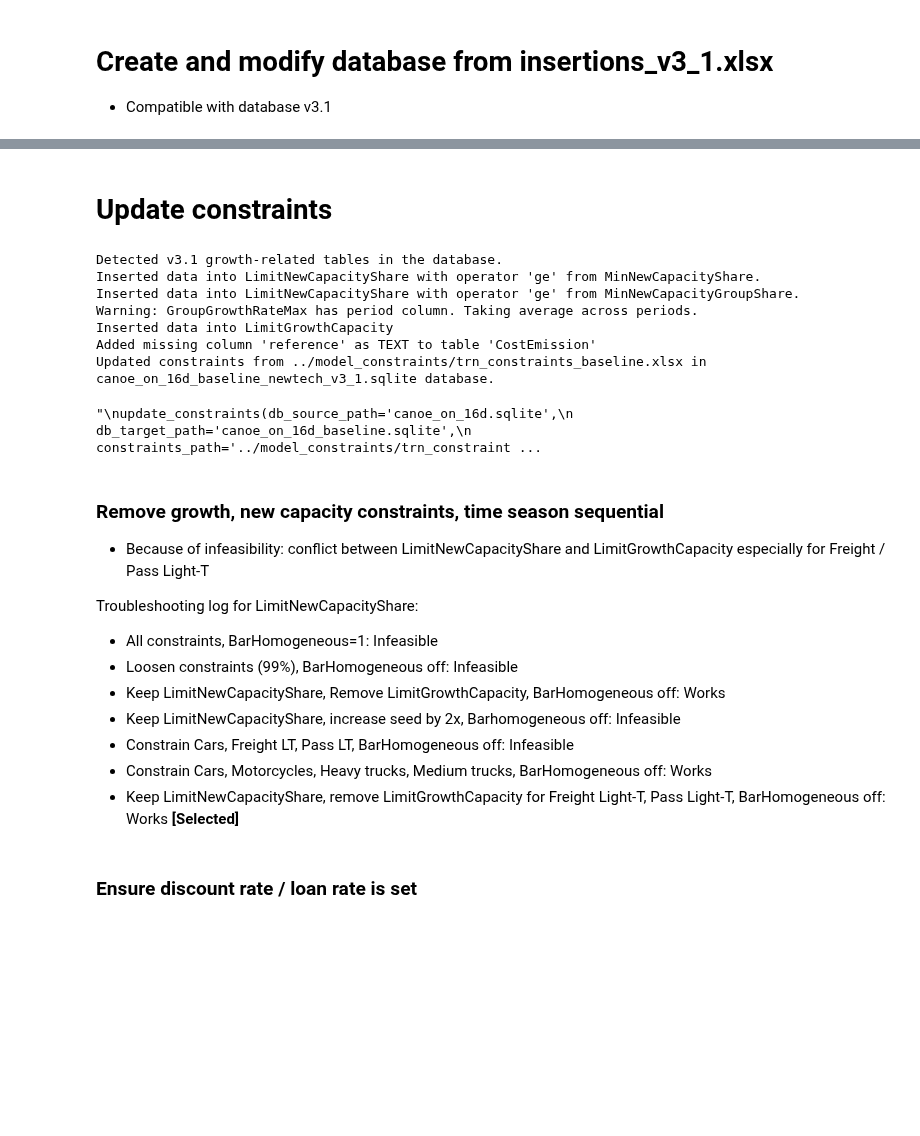
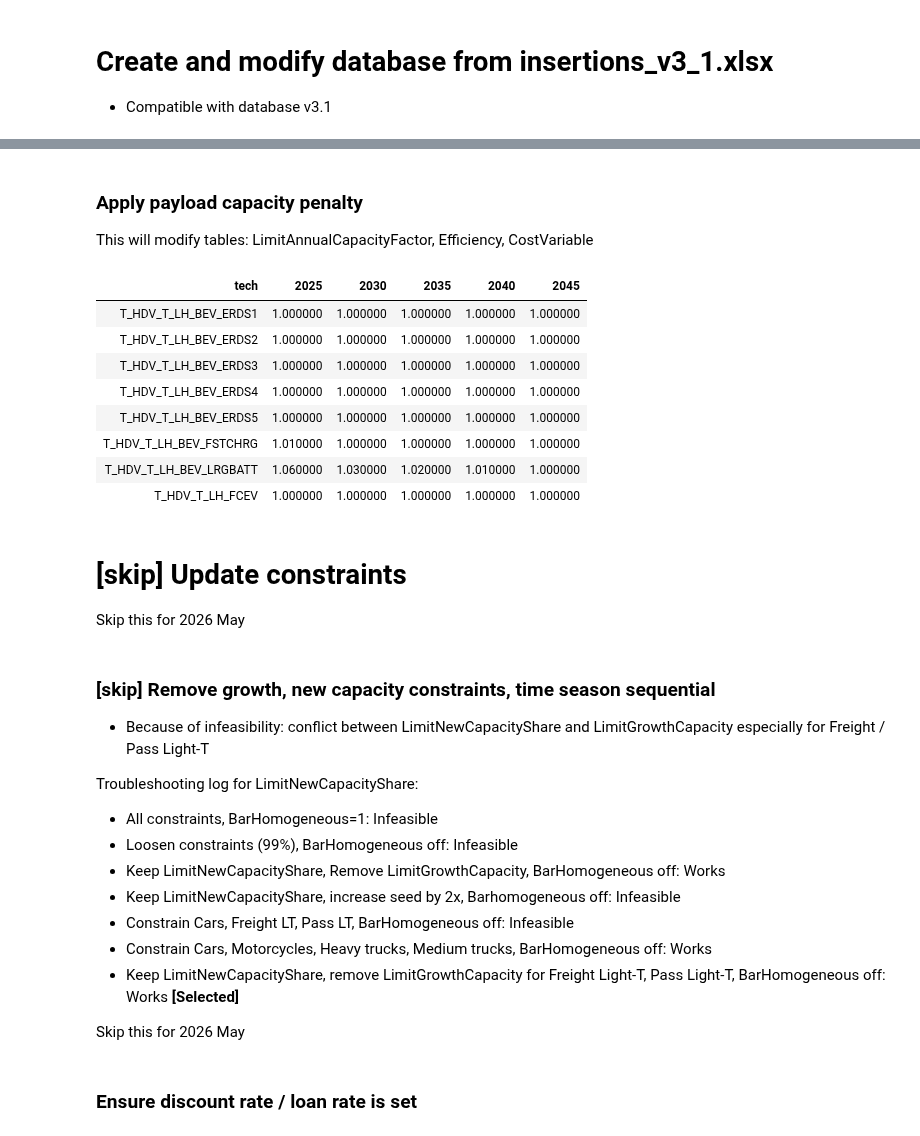
Before and after one commit to CANOE-main/canoe-transportation, a Jupyter notebook: lihwei_db_edits/create-input-data.ipynb, the cells around one changed output, grey strips where cells are left out. Saved outputs shown, nothing was run; the diff lists cells and outputs as text; code cells hidden in the pictures; blank space fills up the shorter version.

```diff
--- a/lihwei_db_edits/create-input-data.ipynb
+++ b/lihwei_db_edits/create-input-data.ipynb
@@ -686,0 +927,39 @@ Upserted tables from insertions_v3_1.sqlite into canoe_on_16d_newtech_v3_1.sqlit
+# %% [markdown]
+### Apply payload capacity penalty
+This will modify tables: LimitAnnualCapacityFactor, Efficiency, CostVariable
+# %%
+# Read truck_specs
+truck_specs = pd.read_csv('../../../Paper 3 - Charging profiles/input_data/truck_specs.csv')
+# %%
+# create df with all combinations of tech_veh and vintage_list
+payload_capacity_penalty = pd.DataFrame({'vintage': list(range(2025, 2046, 5))})
+payload_capacity_penalty = payload_capacity_penalty.merge(pd.DataFrame({'tech': truck_specs.tech_veh.unique()}), how='cross')
+
+payload_capacity_penalty = (payload_capacity_penalty
+                            .merge(truck_specs
+                                   .query('Case=="Low"')
+                                   [['tech_veh', 'Year', 'PayloadCapacityPenalty']]
+                                   .assign(tech = lambda x: x['tech_veh'],
+                                           vintage = lambda x: x['Year']-5)
+                                   .drop_duplicates(), how='left'))
+
+# Interpolate missing values for each tech group by vintage
+payload_capacity_penalty = payload_capacity_penalty.sort_values(['tech', 'vintage'])
+payload_capacity_penalty['PayloadCapacityPenalty'] = (payload_capacity_penalty
+                                                     .groupby('tech')['PayloadCapacityPenalty']
+                                                     .apply(lambda group: group.interpolate(method='linear')).values)
+payload_capacity_penalty = payload_capacity_penalty[['tech', 'vintage', 'PayloadCapacityPenalty']]
+
+(payload_capacity_penalty
+ .pivot(index='tech', columns='vintage', values='PayloadCapacityPenalty')
+ .reset_index().style.hide())
+# %% [output]
+| tech | 2025 | 2030 | 2035 | 2040 | 2045 |
+| T_HDV_T_LH_BEV_ERDS1 | 1.000000 | 1.000000 | 1.000000 | 1.000000 | 1.000000 |
+| T_HDV_T_LH_BEV_ERDS2 | 1.000000 | 1.000000 | 1.000000 | 1.000000 | 1.000000 |
+| T_HDV_T_LH_BEV_ERDS3 | 1.000000 | 1.000000 | 1.000000 | 1.000000 | 1.000000 |
+| T_HDV_T_LH_BEV_ERDS4 | 1.000000 | 1.000000 | 1.000000 | 1.000000 | 1.000000 |
+| T_HDV_T_LH_BEV_ERDS5 | 1.000000 | 1.000000 | 1.000000 | 1.000000 | 1.000000 |
+| T_HDV_T_LH_BEV_FSTCHRG | 1.010000 | 1.000000 | 1.000000 | 1.000000 | 1.000000 |
+| T_HDV_T_LH_BEV_LRGBATT | 1.060000 | 1.030000 | 1.020000 | 1.010000 | 1.000000 |
+| T_HDV_T_LH_FCEV | 1.000000 | 1.000000 | 1.000000 | 1.000000 | 1.000000 |
@@ -687,3 +1008,4 @@ Upserted tables from insertions_v3_1.sqlite into canoe_on_16d_newtech_v3_1.sqlit
 # %% [markdown]
-# Update constraints
+# [skip] Update constraints
+Skip this for 2026 May
 # %%
@@ -693,26 +1015,17 @@ from model_constraints.update_constraints import update_constraints
 # %%
-# To-do: Modify update_constraints to handle v3.1 database: convert GroupGrowthRateMax and GroupGrowthRateSeed tables
-# Add baseline constraints to database
-update_constraints(db_source_path='canoe_on_16d_newtech_v3_1.sqlite',
-                  db_target_path='canoe_on_16d_baseline_newtech_v3_1.sqlite',
-                  constraints_path='../model_constraints/trn_constraints_baseline.xlsx')
+# # To-do: Modify update_constraints to handle v3.1 database: convert GroupGrowthRateMax and GroupGrowthRateSeed tables
+# # Add baseline constraints to database
+# update_constraints(db_source_path='canoe_on_16d_newtech_v3_1.sqlite',
+#                   db_target_path='canoe_on_16d_baseline_newtech_v3_1.sqlite',
+#                   constraints_path='../model_constraints/trn_constraints_baseline.xlsx')
 
-'''
-update_constraints(db_source_path='canoe_on_16d.sqlite',
-                   db_target_path='canoe_on_16d_baseline.sqlite',
-                   constraints_path='../model_constraints/trn_constraints_baseline.xlsx')
-'''
+# '''
+# update_constraints(db_source_path='canoe_on_16d.sqlite',
+#                    db_target_path='canoe_on_16d_baseline.sqlite',
+#                    constraints_path='../model_constraints/trn_constraints_baseline.xlsx')
+# '''
-# %% [output]
-Detected v3.1 growth-related tables in the database.
-Inserted data into LimitNewCapacityShare with operator 'ge' from MinNewCapacityShare.
-Inserted data into LimitNewCapacityShare with operator 'ge' from MinNewCapacityGroupShare.
-Warning: GroupGrowthRateMax has period column. Taking average across periods.
-Inserted data into LimitGrowthCapacity
-Added missing column 'reference' as TEXT to table 'CostEmission'
-Updated constraints from ../model_constraints/trn_constraints_baseline.xlsx in canoe_on_16d_baseline_newtech_v3_1.sqlite database.
-"\nupdate_constraints(db_source_path='canoe_on_16d.sqlite',\n                   db_target_path='canoe_on_16d_baseline.sqlite',\n                   constraints_path='../model_constraints/trn_constraint ...
 # %% [markdown]
-### Remove growth, new capacity constraints, time season sequential
+### [skip] Remove growth, new capacity constraints, time season sequential
 - Because of infeasibility: conflict between LimitNewCapacityShare and LimitGrowthCapacity especially for Freight / Pass Light-T
 
 Troubleshooting log for LimitNewCapacityShare:
@@ -723,4 +1036,6 @@ Troubleshooting log for LimitNewCapacityShare:
 - Constrain Cars, Freight LT, Pass LT, BarHomogeneous off: Infeasible
 - Constrain Cars, Motorcycles, Heavy trucks, Medium trucks, BarHomogeneous off: Works
 - Keep LimitNewCapacityShare, remove LimitGrowthCapacity for Freight Light-T, Pass Light-T, BarHomogeneous off: Works **\[Selected\]**
+
+Skip this for 2026 May
 # %%
```
Also changed, not shown: parts of 67 cells of this notebook, 12 other files.
